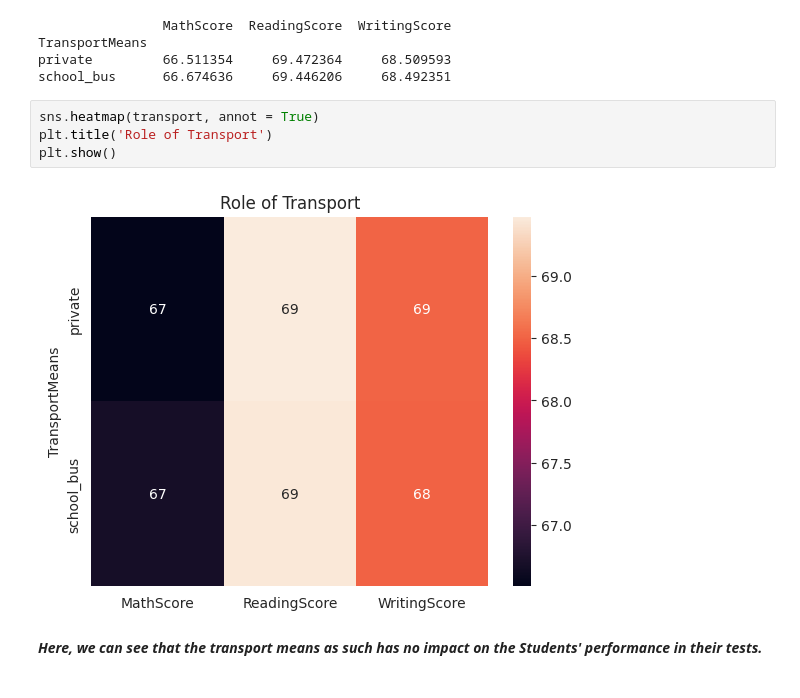
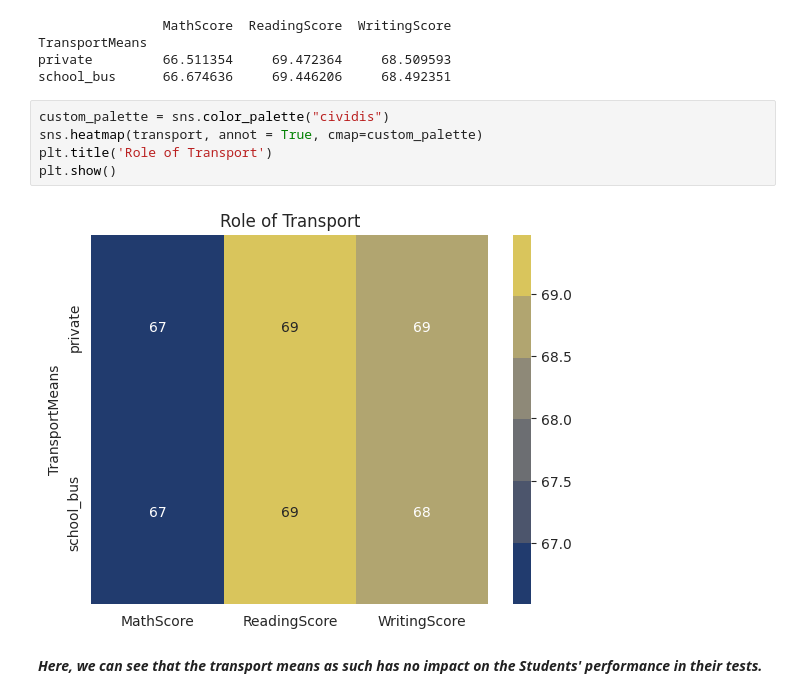
Before and after one commit to HafshaWahab/Students-Test-Scores-Analysis, a Jupyter notebook: students-test-scores-analysis.ipynb, the cells around one changed output. Cells and saved outputs as stored; diff of their text form.

```diff
--- a/students-test-scores-analysis.ipynb
+++ b/students-test-scores-analysis.ipynb
@@ -440,11 +441,12 @@ TransportMeans
 private         66.511354     69.472364     68.509593
 school_bus      66.674636     69.446206     68.492351
 # %%
-sns.heatmap(transport, annot = True)
+custom_palette = sns.color_palette("cividis")
+sns.heatmap(transport, annot = True, cmap=custom_palette)
 plt.title('Role of Transport')
 plt.show()
 # %% [output]
-[figure, old version]
+[figure, new version]
 # %% [markdown]
 ***Here, we can see that the transport means as such has no impact on the Students' performance in their tests.***
 # %% [markdown]
```
Also changed, not shown: parts of 2 cells of this notebook.
